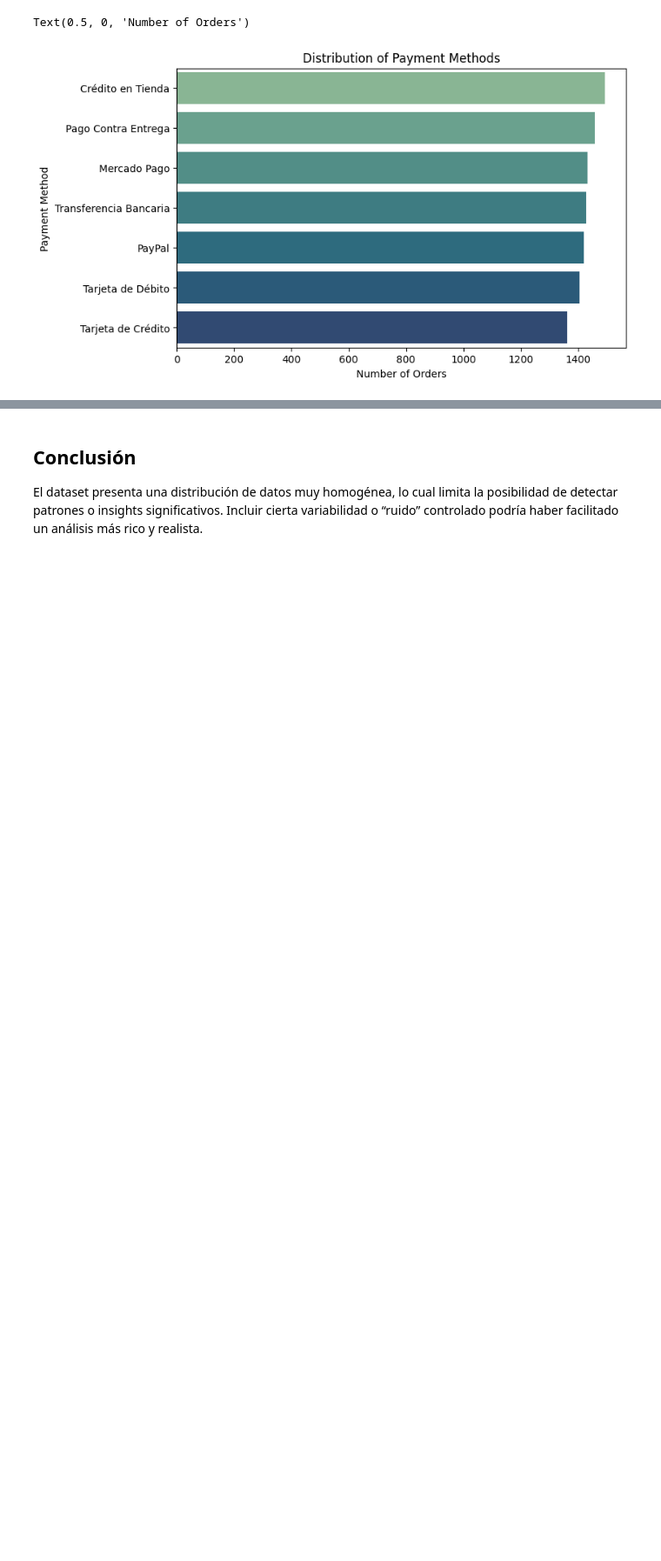
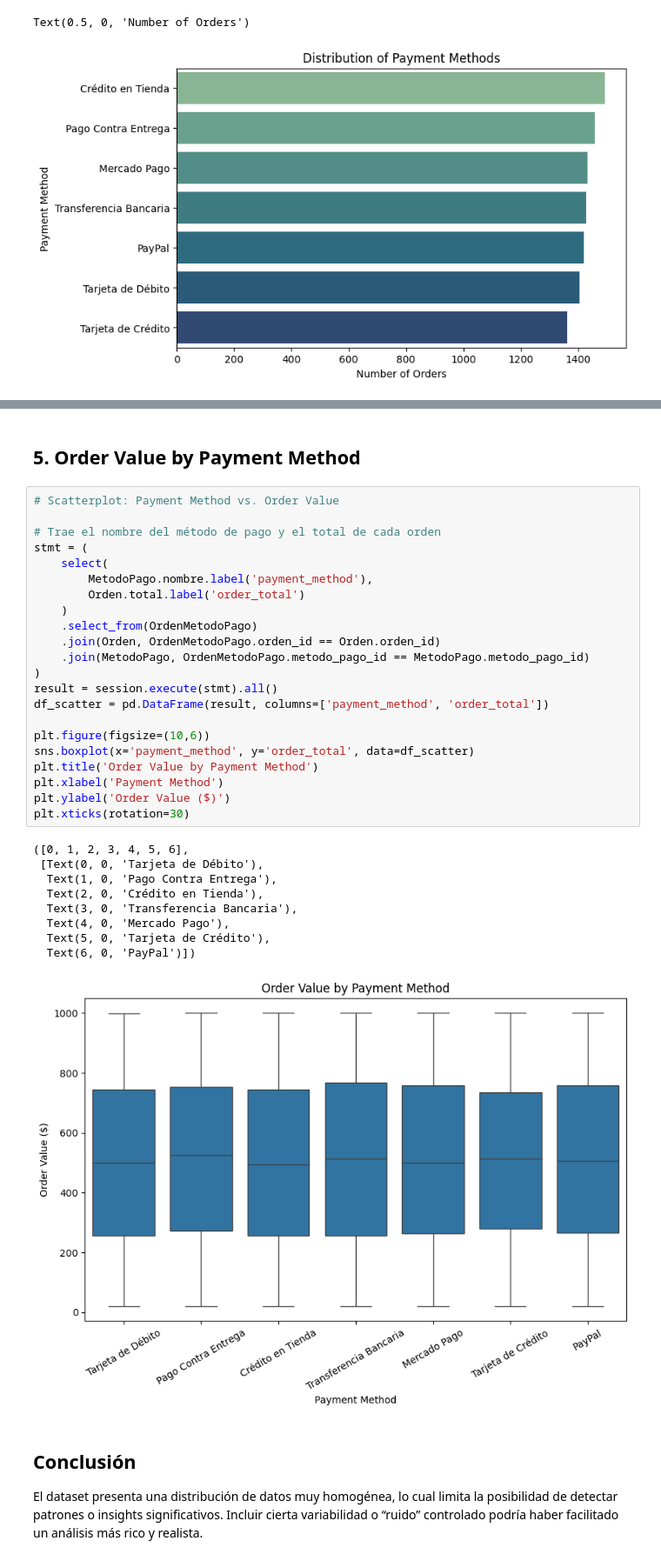
Before and after one commit to PedroAlabart/1er-PI, a Jupyter notebook: 3er_avance_storytelling.ipynb, the cells around one changed output, grey strips where cells are left out. Shown at 87% size. Cells and saved outputs as stored; diff of their text form; blank space fills up the shorter version.

```diff
--- a/3er_avance_storytelling.ipynb
+++ b/3er_avance_storytelling.ipynb
@@ -121,4 +96,38 @@ Se puede deber a que los clientes lo ven como "dinero gratis".
 ----
+# %% [markdown]
+## 5. Order Value by Payment Method
+# %%
+# Scatterplot: Payment Method vs. Order Value
+
+# Trae el nombre del método de pago y el total de cada orden
+stmt = (
+    select(
+        MetodoPago.nombre.label('payment_method'),
+        Orden.total.label('order_total')
+    )
+    .select_from(OrdenMetodoPago)
+    .join(Orden, OrdenMetodoPago.orden_id == Orden.orden_id)
+    .join(MetodoPago, OrdenMetodoPago.metodo_pago_id == MetodoPago.metodo_pago_id)
+)
+result = session.execute(stmt).all()
+df_scatter = pd.DataFrame(result, columns=['payment_method', 'order_total'])
+
+plt.figure(figsize=(10,6))
+sns.boxplot(x='payment_method', y='order_total', data=df_scatter)
+plt.title('Order Value by Payment Method')
+plt.xlabel('Payment Method')
+plt.ylabel('Order Value ($)')
+plt.xticks(rotation=30)
+# %% [output]
+([0, 1, 2, 3, 4, 5, 6],
+ [Text(0, 0, 'Tarjeta de Débito'),
+  Text(1, 0, 'Pago Contra Entrega'),
+  Text(2, 0, 'Crédito en Tienda'),
+  Text(3, 0, 'Transferencia Bancaria'),
+  Text(4, 0, 'Mercado Pago'),
+  Text(5, 0, 'Tarjeta de Crédito'),
+  Text(6, 0, 'PayPal')])
+[figure, added]
 # %% [markdown]
 ## Conclusión
 El dataset presenta una distribución de datos muy homogénea, lo cual limita la posibilidad de detectar patrones o insights significativos. Incluir cierta variabilidad o “ruido” controlado podría haber facilitado un análisis más rico y realista.
```
Also changed, not shown: parts of 4 cells of this notebook.
